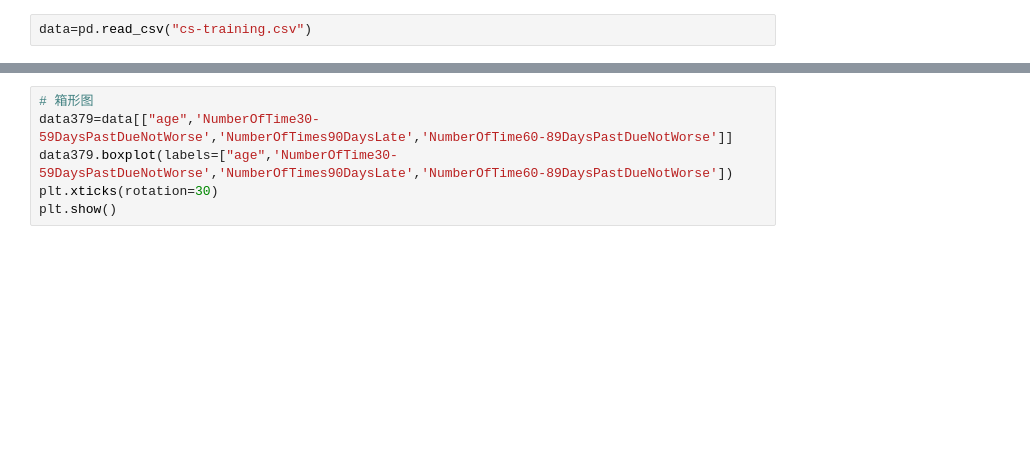
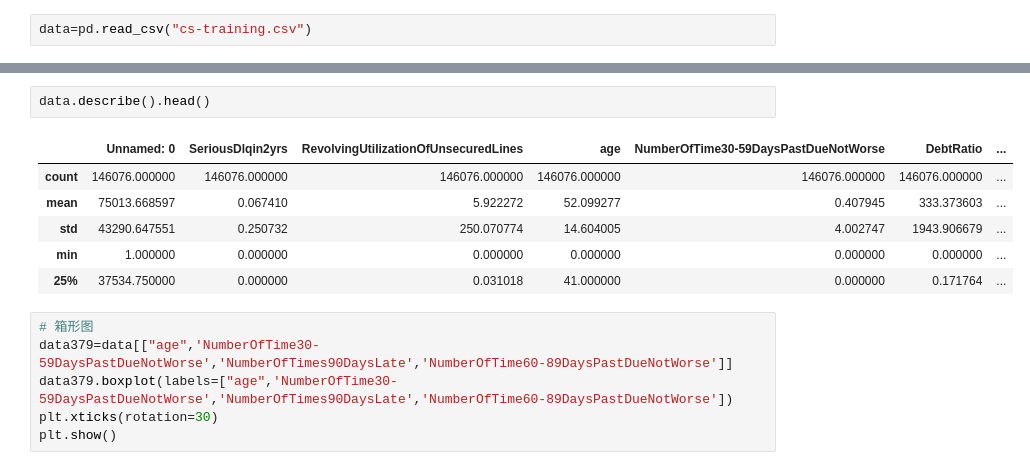
Before and after one commit to zsrx/XSY_CREDIT_FInal, a Jupyter notebook: credit.ipynb, the cells around one changed output, grey strips where cells are left out. Saved outputs shown, nothing was run; the diff lists cells and outputs as text; blank space fills up the shorter version.

```diff
--- a/credit.ipynb
+++ b/credit.ipynb
@@ -68,5 +70,14 @@ if __name__ == '__main__':
 # %% [output]
 [0. 0. 0. ... 1. 1. 1.]
+# %%
+data.describe().head()
+# %% [output]
+|  | Unnamed: 0 | SeriousDlqin2yrs | RevolvingUtilizationOfUnsecuredLines | age | NumberOfTime30-59DaysPastDueNotWorse | DebtRatio | ... |
+| count | 146076.000000 | 146076.000000 | 146076.000000 | 146076.000000 | 146076.000000 | 146076.000000 | ... |
+| mean | 75013.668597 | 0.067410 | 5.922272 | 52.099277 | 0.407945 | 333.373603 | ... |
+| std | 43290.647551 | 0.250732 | 250.070774 | 14.604005 | 4.002747 | 1943.906679 | ... |
+| min | 1.000000 | 0.000000 | 0.000000 | 0.000000 | 0.000000 | 0.000000 | ... |
+| 25% | 37534.750000 | 0.000000 | 0.031018 | 41.000000 | 0.000000 | 0.171764 | ... |
 # %%
 # 箱形图
 data379=data[["age",'NumberOfTime30-59DaysPastDueNotWorse','NumberOfTimes90DaysLate','NumberOfTime60-89DaysPastDueNotWorse']]
```
Also changed, not shown: parts of 10 cells of this notebook, 2 other files.
